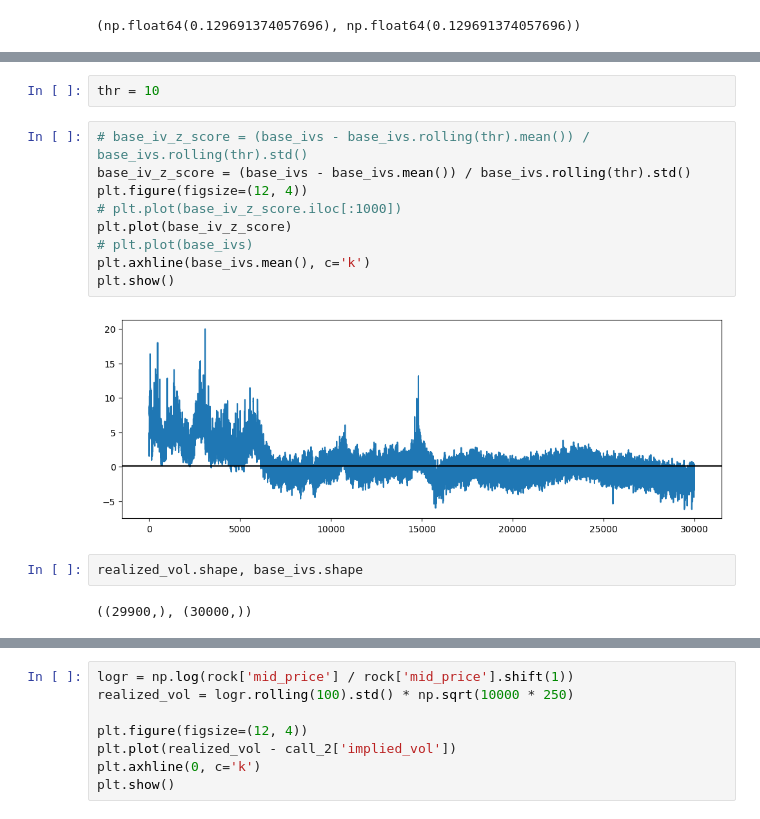
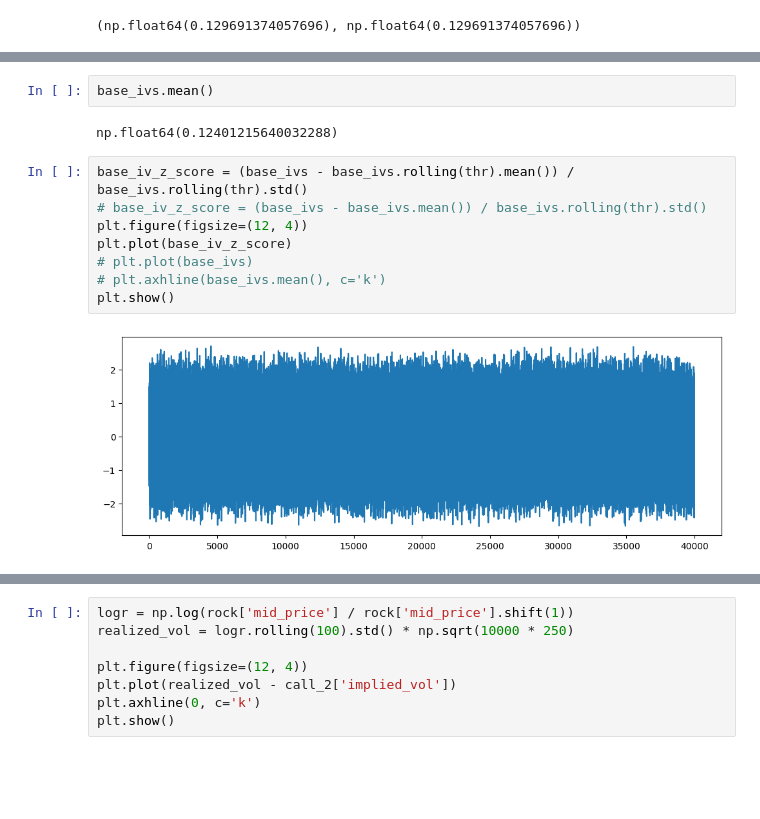
Before and after one commit to aemilani/imc-prosperity-3, a Jupyter notebook: notebooks/rock.ipynb, the cells around one changed output, grey strips where cells are left out. Saved outputs shown, nothing was run; the diff lists cells and outputs as text; blank space fills up the shorter version.

```diff
--- a/notebooks/rock.ipynb
+++ b/notebooks/rock.ipynb
@@ -203,17 +205,14 @@ base_ivs = pd.Series(base_ivs).dropna()
-# %%
-thr = 10
-# %%
-# base_iv_z_score = (base_ivs - base_ivs.rolling(thr).mean()) / base_ivs.rolling(thr).std()
-base_iv_z_score = (base_ivs - base_ivs.mean()) / base_ivs.rolling(thr).std()
-plt.figure(figsize=(12, 4))
-# plt.plot(base_iv_z_score.iloc[:1000])
-plt.plot(base_iv_z_score)
-# plt.plot(base_ivs)
-plt.axhline(base_ivs.mean(), c='k')
-plt.show()
-# %% [output]
-[figure, removed]
-# %%
-realized_vol.shape, base_ivs.shape
-# %% [output]
-((29900,), (30000,))
+# %%
+base_ivs.mean()
+# %% [output]
+np.float64(0.12401215640032288)
+# %%
+base_iv_z_score = (base_ivs - base_ivs.rolling(thr).mean()) / base_ivs.rolling(thr).std()
+# base_iv_z_score = (base_ivs - base_ivs.mean()) / base_ivs.rolling(thr).std()
+plt.figure(figsize=(12, 4))
+plt.plot(base_iv_z_score)
+# plt.plot(base_ivs)
+# plt.axhline(base_ivs.mean(), c='k')
+plt.show()
+# %% [output]
+[figure, added]
```
Also changed, not shown: parts of 10 cells of this notebook, 4 other files.
